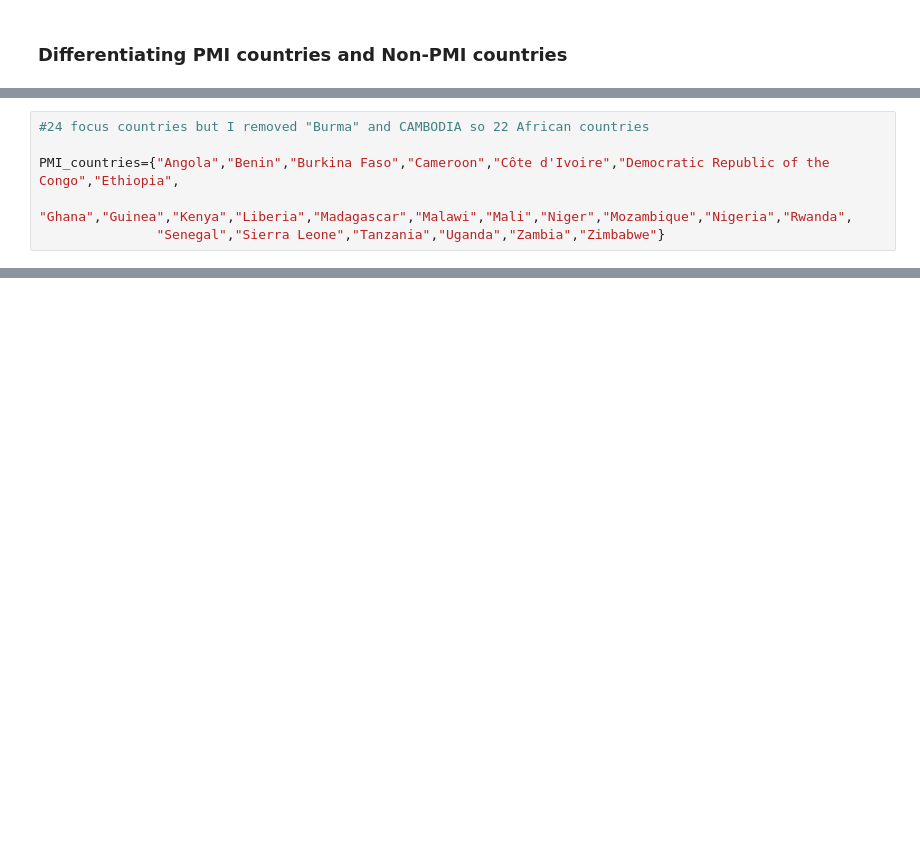
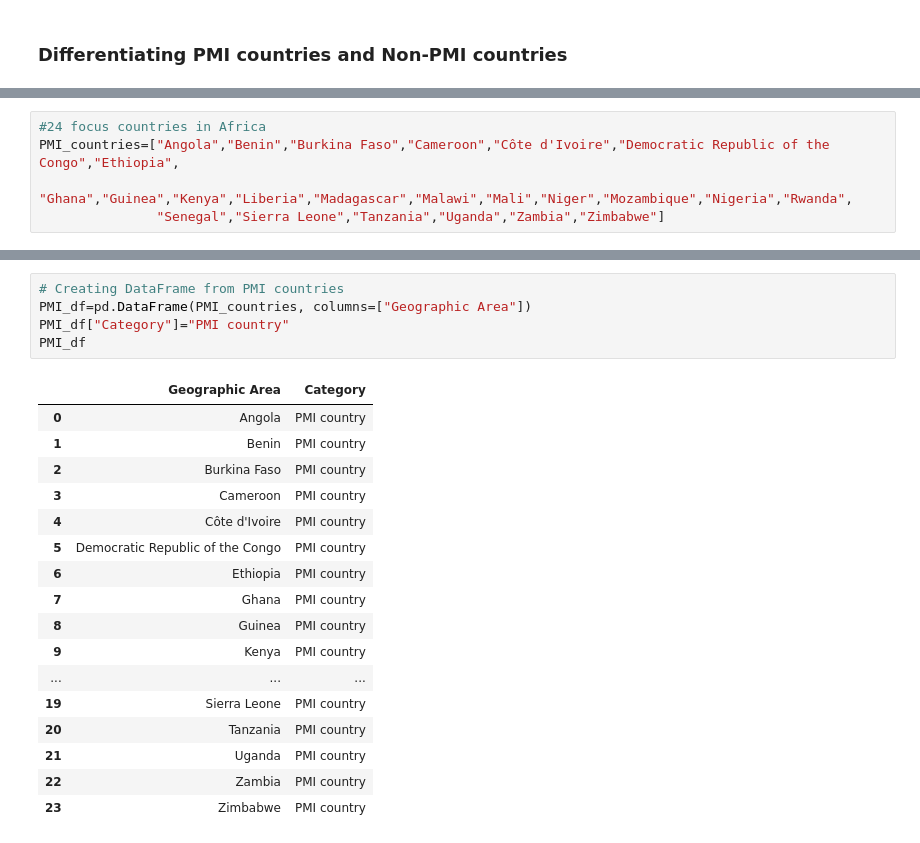
Before and after one commit to clemiblac/US_Africa_Policy, a Jupyter notebook: PMI countries vs non PMI.ipynb, the cells around one changed output, grey strips where cells are left out. Saved outputs shown, nothing was run; the diff lists cells and outputs as text; blank space fills up the shorter version.

```diff
--- a/PMI countries vs non PMI.ipynb
+++ b/PMI countries vs non PMI.ipynb
@@ -125,6 +281,5 @@ array(['2000', '2001', '2002', '2003', '2004', '2005', '2006', '2007',
 # %%
-#24 focus countries but I removed "Burma" and CAMBODIA so 22 African countries
-
-PMI_countries={"Angola","Benin","Burkina Faso","Cameroon","Côte d'Ivoire","Democratic Republic of the Congo","Ethiopia",
+#24 focus countries in Africa
+PMI_countries=["Angola","Benin","Burkina Faso","Cameroon","Côte d'Ivoire","Democratic Republic of the Congo","Ethiopia",
                    "Ghana","Guinea","Kenya","Liberia","Madagascar","Malawi","Mali","Niger","Mozambique","Nigeria","Rwanda",
-               "Senegal","Sierra Leone","Tanzania","Uganda","Zambia","Zimbabwe"}
+               "Senegal","Sierra Leone","Tanzania","Uganda","Zambia","Zimbabwe"]
@@ -144,0 +297,23 @@ Africa_df
+# %%
+# Creating DataFrame from PMI countries
+PMI_df=pd.DataFrame(PMI_countries, columns=["Geographic Area"])
+PMI_df["Category"]="PMI country"
+PMI_df
+# %% [output]
+|  | Geographic Area | Category |
+| 0 | Angola | PMI country |
+| 1 | Benin | PMI country |
+| 2 | Burkina Faso | PMI country |
+| 3 | Cameroon | PMI country |
+| 4 | Côte d'Ivoire | PMI country |
+| 5 | Democratic Republic of the Congo | PMI country |
+| 6 | Ethiopia | PMI country |
+| 7 | Ghana | PMI country |
+| 8 | Guinea | PMI country |
+| 9 | Kenya | PMI country |
+| ... | ... | ... |
+| 19 | Sierra Leone | PMI country |
+| 20 | Tanzania | PMI country |
+| 21 | Uganda | PMI country |
+| 22 | Zambia | PMI country |
+| 23 | Zimbabwe | PMI country |
```
Also changed, not shown: parts of 34 cells of this notebook, 1 other file.
